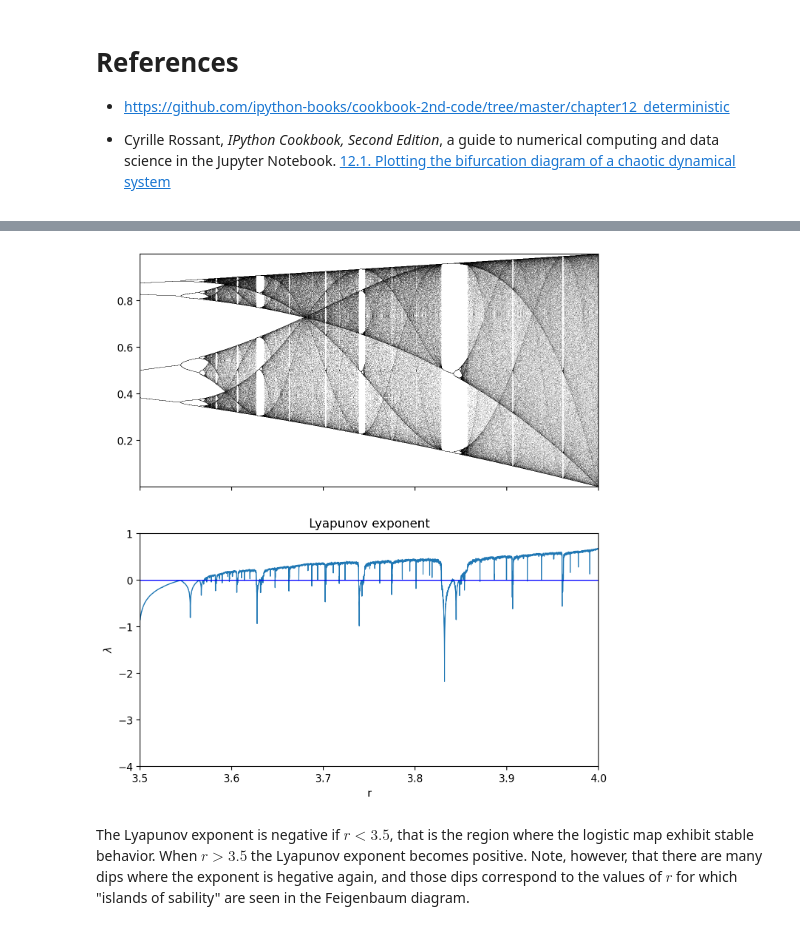
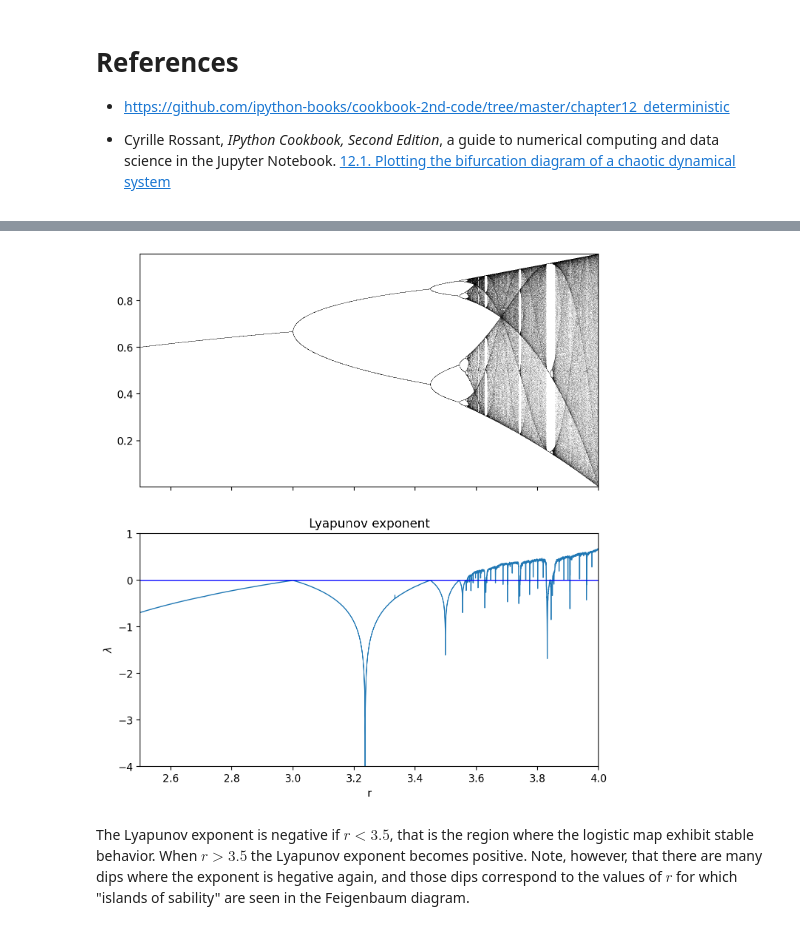
Before and after one commit to mmarzolla/chaos-fractals-phd-course, a Jupyter notebook: Dynamics-simple-maps.ipynb, the cells around one changed output, grey strips where cells are left out. Drawn from its saved outputs; the diff is of its cells as text; code cells hidden in the pictures.

```diff
--- a/Dynamics-simple-maps.ipynb
+++ b/Dynamics-simple-maps.ipynb
@@ -372,13 +372,12 @@ The _Feigenbaum diagram_ is a diagram that shows a surprising amount of details
 skip  = 900      # how many points to skip
 keep  = 100      # how many points to keep
 x0    = 0.1
-r0    = 2.8      # Try 2.8, 2.99, 3.01, 3.5, 3.56, 3.8, 3.83(<- period three)
-bounds = (3.82, 3.86) # Try (3.82, 3.86) for a period-three cycle
+bounds = (2.5, 4) # Try (3.82, 3.86) for a period-three cycle
 
 rs = np.linspace(bounds[0], bounds[1], 10000)
 for r in rs:
-    values = list(it.islice(iterate(Lr(r), x0), skip, skip+keep))
-    plt.plot(np.repeat(r, len(values)), values, ',k', alpha=.25)
+    orbit = list(it.islice(iterate(Lr(r), x0), skip, skip+keep))
+    plt.plot(np.repeat(r, len(orbit)), orbit, ',k', alpha=.25)
 plt.xlabel("r")
 
 plt.gca().margins(0)
@@ -411,8 +410,8 @@ iterations3_ax = fig.add_subplot(spec[3,2])
 plt.sca(bifurcation_ax)
 rs = np.linspace(bounds[0], bounds[1], 10000)
 for r in rs:
-    values = list(it.islice(iterate(Lr(r), x0), skip, skip+keep))
-    plt.plot(np.repeat(r, len(values)), values, ',k', alpha=.25)
+    orbit = list(it.islice(iterate(Lr(r), x0), skip, skip+keep))
+    plt.plot(np.repeat(r, len(orbit)), orbit, ',k', alpha=.25)
 plt.axvline(x=rvalues[0], color='b')
 plt.axvline(x=rvalues[1], color='b')
 plt.axvline(x=rvalues[2], color='b')
@@ -492,32 +493,32 @@ The derivative of the logistic map is $r(1-2x)$, hence we can compute the Lyapun
 # %%
 skip  = 900      # how many points to skip
 keep  = 100      # how many points to keep
 x0    = 0.1
-bounds = (3.5, 4.0)
+bounds = (2.5, 4.0)
 rs = np.linspace(bounds[0], bounds[1], 10000)
 lyapunov = np.zeros(rs.size)
 
 plt.subplots(2,1,sharex=True,figsize=(8,9))
 plt.subplot(2,1,1)
 n = skip+keep;
 for idx,r in enumerate(rs):
     orbit = np.fromiter(it.islice(iterate(Lr(r), x0), 0, n), float)
-    values = orbit[skip:skip+keep]
-    plt.plot(np.repeat(r, len(values)), values, ',k', alpha=.25)
-    lyapunov[idx] = np.sum(np.log(np.abs(r-2.0*r*orbit))) / len(orbit)
+    feig_values = orbit[skip:skip+keep]
+    plt.plot(np.repeat(r, len(feig_values)), feig_values, ',k', alpha=.25)
+    lyapunov[idx] = np.sum(np.log(np.abs(r*(1-2.0*orbit)))) / len(orbit)
 plt.gca().margins(0)
 plt.subplot(2,1,2)
 plt.plot(rs, lyapunov, lw=1)
 plt.hlines(0, bounds[0], bounds[1], "b", lw=1)
 plt.xlabel("r")
 plt.ylabel("$\\lambda$")
 plt.ylim([-4,1])
 plt.title("Lyapunov exponent")
 plt.gca().margins(0)
 plt.savefig('fig-tree-lyapunov.png', bbox_inches='tight', pad_inches=0)
 plt.show()
 # %% [output]
-[figure, old version]
+[figure, new version]
 # %% [markdown]
 The Lyapunov exponent is negative if $r < 3.5$, that is the region where the logistic map exhibit stable behavior. When $r > 3.5$ the Lyapunov exponent becomes positive. Note, however, that there are many dips where the exponent is hegative again, and those dips correspond to the values of $r$ for which "islands of sability" are seen in the Feigenbaum diagram.
 # %% [markdown]
```
Also changed, not shown: parts of 5 cells of this notebook, 1 other file.
